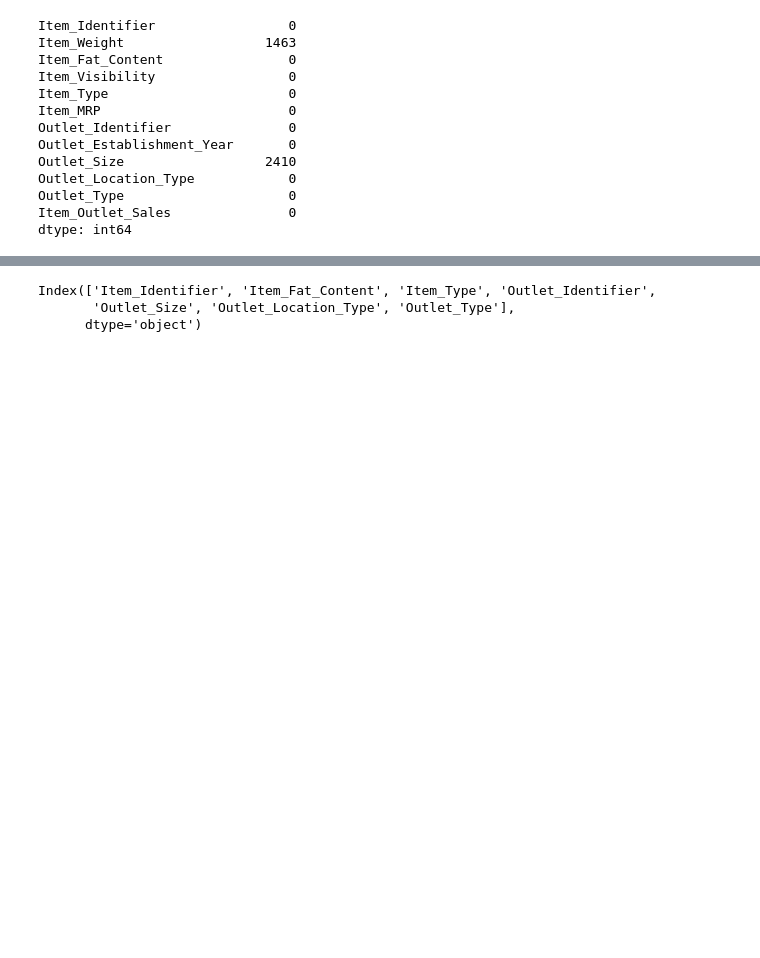
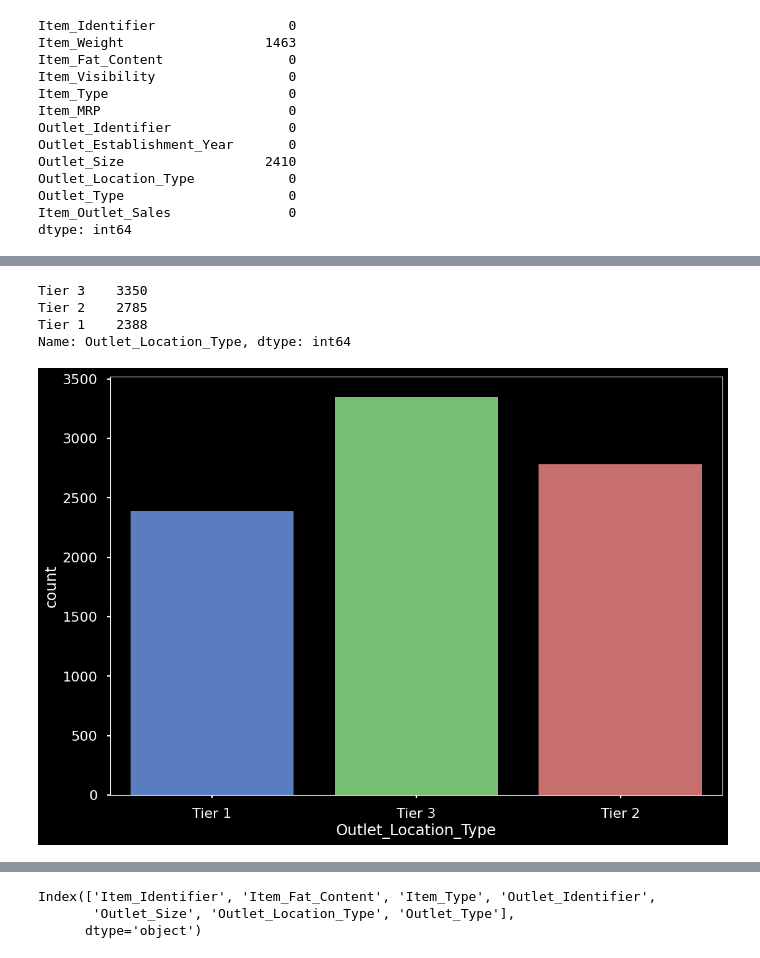
Before and after one commit to davegbade/Prediction-of-Product-Sales, a Jupyter notebook: Project_1_Part_5_(Core).ipynb, the cells around one changed output, grey strips where cells are left out. Cells and saved outputs as stored; diff of their text form; code cells hidden in the pictures; blank space fills up the shorter version.

```diff
--- a/Project_1_Part_5_(Core).ipynb
+++ b/Project_1_Part_5_(Core).ipynb
@@ -106,0 +139,14 @@ dtype: int64
+# %%
+## Using three seaborn styles: dark_background, seaborn-muted and seaborn-poster.
+plt.style.use(['dark_background','seaborn-muted', 'seaborn-poster'])
+# %%
+df_sale_predictions['Outlet_Location_Type'].value_counts()
+# %% [output]
+Tier 3    3350
+Tier 2    2785
+Tier 1    2388
+Name: Outlet_Location_Type, dtype: int64
+# %%
+ax = sns.countplot(data = df_sale_predictions, x = 'Outlet_Location_Type');
+# %% [output]
+[figure, added]
```
Also changed, not shown: parts of 27 cells of this notebook.
